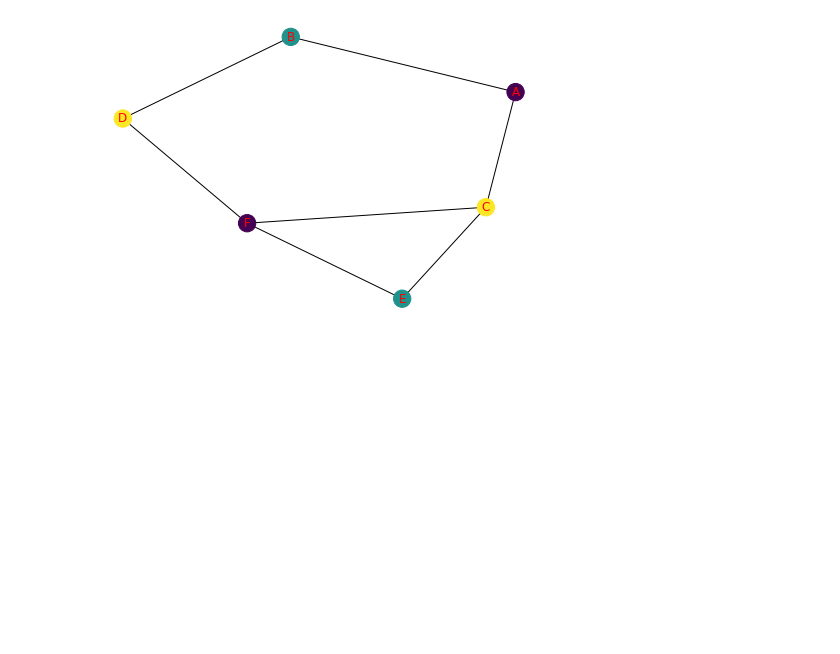
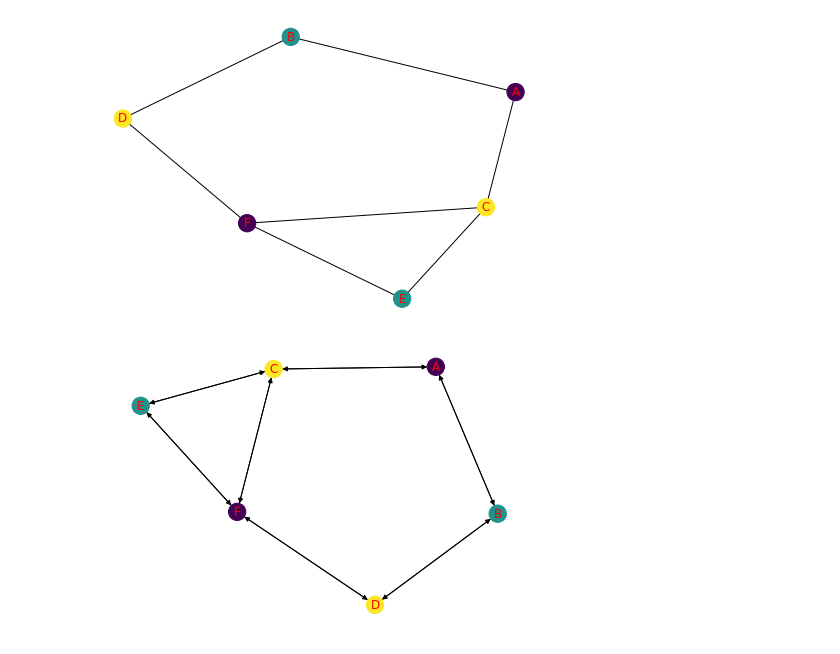
Before and after one commit to Naveen-Chaurasia/Graph-ML-POCs, a Jupyter notebook: Networkx_poc2.ipynb, the cells around one changed output. Cells and saved outputs as stored; diff of their text form; code cells hidden in the pictures; blank space fills up the shorter version.

Commit message:
added method to dispaly adjacent nodes

```diff
--- a/Networkx_poc2.ipynb
+++ b/Networkx_poc2.ipynb
@@ -289,3 +289,9 @@ print(nx.is_directed(G))
 False
 False
 [figure]
+# %%
+# Trick
+#nx.draw(G.to_directed())
+nx.draw(G.to_directed(), cmap=plt.get_cmap('viridis'), with_labels=True,  node_color=values, font_color='red')
+# %% [output]
+[figure, added]
```
Also changed, not shown: parts of 10 cells of this notebook.
